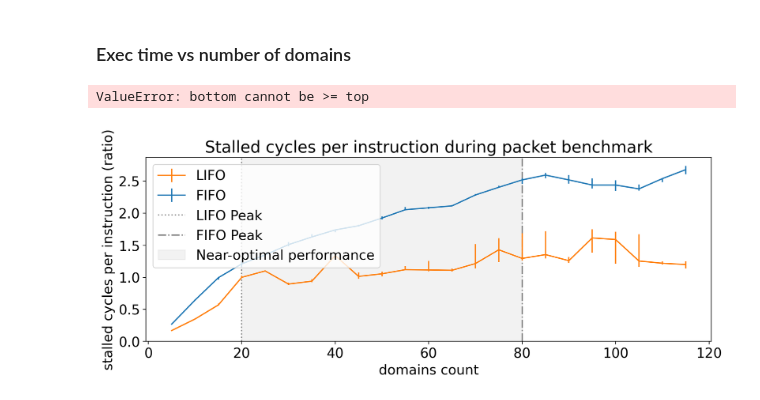
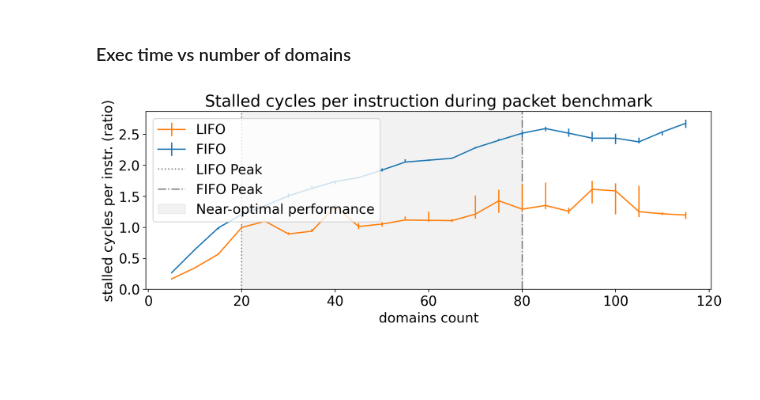
Before and after one commit to bartoszmodelski/ebsl, a Jupyter notebook: evaluation/packet-benchmark-sherwood-perf.py.ipynb, the cells around one changed output. Cells and saved outputs as stored; diff of their text form; code cells hidden in the pictures; blank space fills up the shorter version.

```diff
--- a/evaluation/packet-benchmark-sherwood-perf.py.ipynb
+++ b/evaluation/packet-benchmark-sherwood-perf.py.ipynb
@@ -203,32 +203,31 @@ def plot(x, data, key, name):
 # %%
 import matplotlib.pyplot as plt
 plt.rcParams['figure.dpi'] = 200
 
 size = 1
 
 fig, axes = plt.subplots(size, 1, sharex=True)
 fig.set_size_inches(12, 4 * size)
 
 
 ax = axes
 
 area = ax.axvspan(20, 80, color='gray', alpha=0.1, label="Near-optimal performance")
 lifo_peak = ax.axvline(x=20, color="grey", label="LIFO Peak", linestyle=":")
 fifo_peak = ax.axvline(x=80, color="grey", label="FIFO Peak", linestyle="-.")
 
 line_lifo = plot(x, fifo_transformed, "stalled_cycles_per_ins-processed", 'FIFO')
 line_fifo = plot(x, lifo_transformed, "stalled_cycles_per_ins-processed", 'LIFO')
 
 ax.legend(handles=[line_fifo, line_lifo, lifo_peak, fifo_peak, area])
 
 #ax.set_yscale("log")
 ax.set_ylim(ymin=0)
 ax.set_title("Stalled cycles per instruction during packet benchmark")
-ax.set_ylabel('stalled cycles per instruction (ratio)')
+ax.set_ylabel('stalled cycles per instr. (ratio)')
 ax.set_xlabel('domains count')
 
-plt.subplots_adjust(bottom=0.15, top=0.15)
+plt.subplots_adjust(bottom=0.15)
 plt.savefig("packet-basic-" + run_name + ".png", dpi=200)
 # %% [output]
-ValueError: bottom cannot be >= top
-[figure, old version]
+[figure, new version]
```
Also changed, not shown: parts of 6 cells of this notebook, 2 other files.
